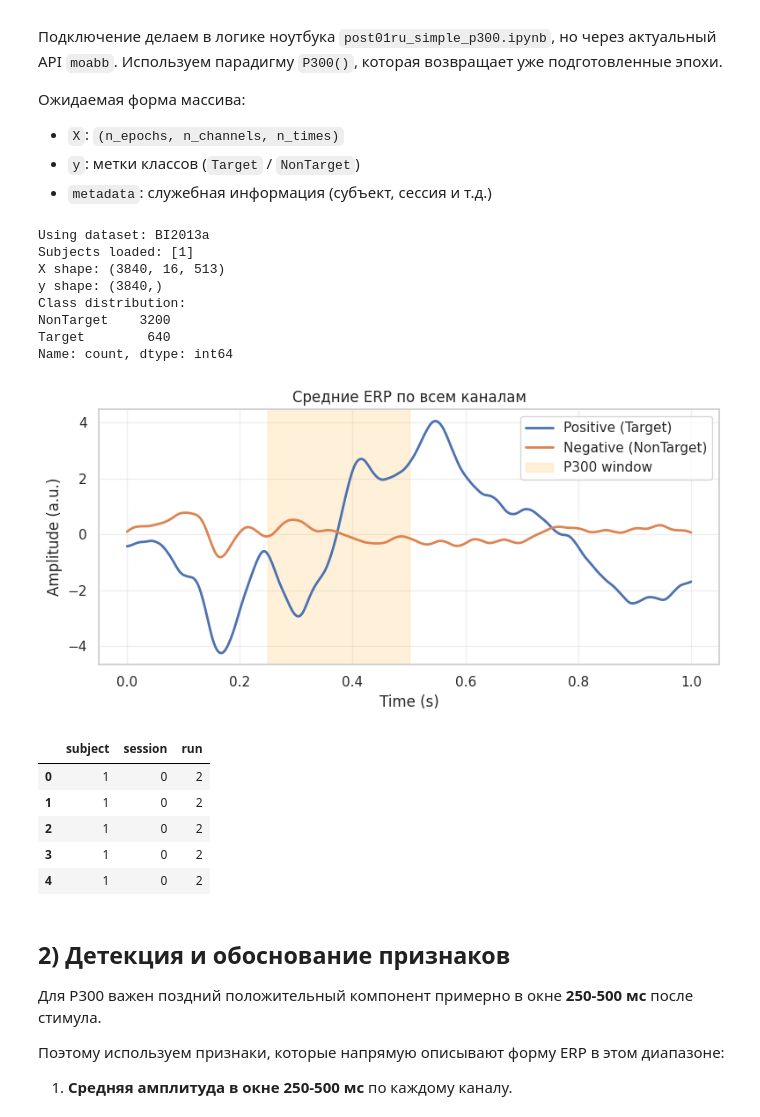
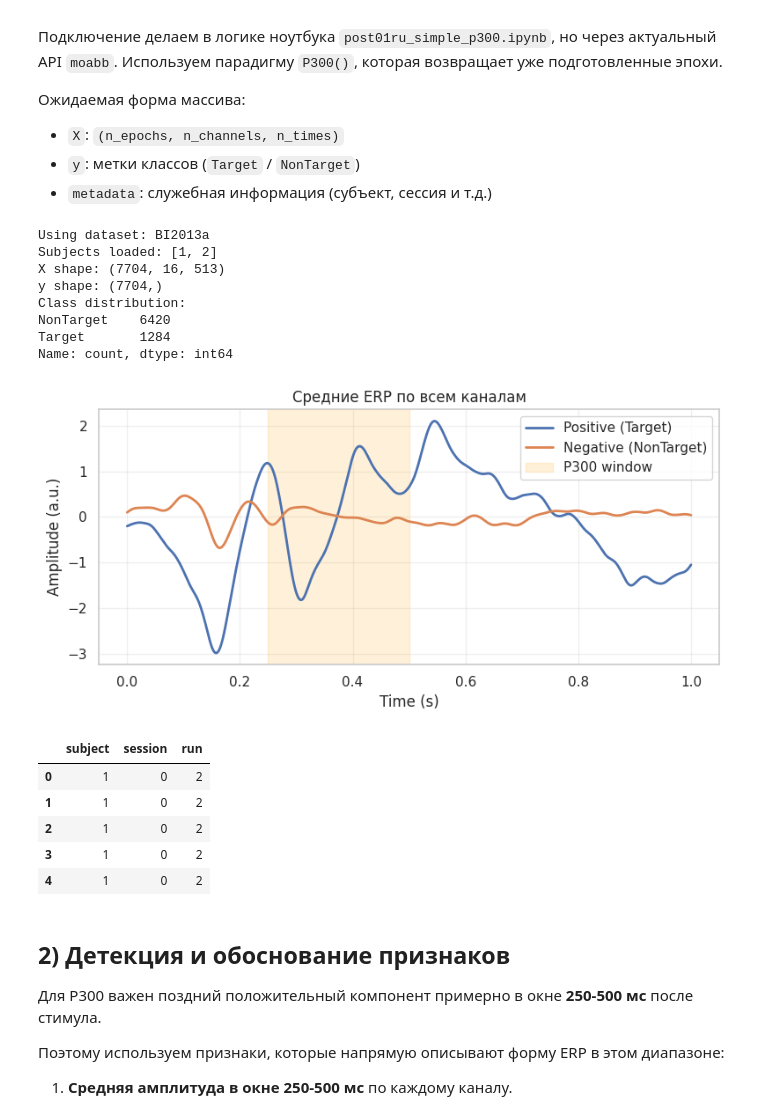
Before and after one commit to AndrewTheMaster/classicML-itmo-basics-course, a Jupyter notebook: л3.ipynb, the cells around one changed output. Saved outputs shown, nothing was run; the diff lists cells and outputs as text; code cells hidden in the pictures.

```diff
--- a/л3.ipynb
+++ b/л3.ipynb
@@ -45,9 +45,9 @@ if dataset is None:
 
 paradigm = P300()
 
-# ВАЖНО: чтобы не скачивать весь BI2013a, ограничиваемся малым числом субъектов.
-# Для лабы обычно достаточно 1-2 субъектов.
-subjects_to_load = [1]
+# чтобы не скачивать весь BI2013a, ограничиваемся малым числом субъектов.
+
+subjects_to_load = [1, 2]
 X, y, metadata = paradigm.get_data(dataset=dataset, subjects=subjects_to_load)
 
 print("Subjects loaded:", subjects_to_load)
@@ -71,39 +71,39 @@ else:
 times = np.linspace(tmin, tmax, n_times)
 
 unique_labels = pd.Series(y).unique().tolist()
 if "Target" in unique_labels and "NonTarget" in unique_labels:
     pos_label, neg_label = "Target", "NonTarget"
 else:
     # В P300 целевой класс обычно встречается реже
     counts = pd.Series(y).value_counts()
     pos_label = counts.index[-1]
     neg_label = counts.index[0]
 
 mean_target = X[y == pos_label].mean(axis=(0, 1))
 mean_nontarget = X[y == neg_label].mean(axis=(0, 1))
 
 plt.figure(figsize=(8, 4))
 plt.plot(times, mean_target, label=f"Positive ({pos_label})", lw=2)
 plt.plot(times, mean_nontarget, label=f"Negative ({neg_label})", lw=2)
 plt.axvspan(0.25, 0.50, color="orange", alpha=0.15, label="P300 window")
 plt.title("Средние ERP по всем каналам")
 plt.xlabel("Time (s)")
 plt.ylabel("Amplitude (a.u.)")
 plt.legend()
 plt.tight_layout()
 plt.show()
 
 metadata.head()
 # %% [output]
 Using dataset: BI2013a
-Subjects loaded: [1]
-X shape: (3840, 16, 513)
-y shape: (3840,)
+Subjects loaded: [1, 2]
+X shape: (7704, 16, 513)
+y shape: (7704,)
 Class distribution:
-NonTarget    3200
-Target        640
+NonTarget    6420
+Target       1284
 Name: count, dtype: int64
-[figure, old version]
+[figure, new version]
 |  | subject | session | run |
 | 0 | 1 | 0 | 2 |
 | 1 | 1 | 0 | 2 |
```
Also changed, not shown: parts of 4 cells of this notebook.
